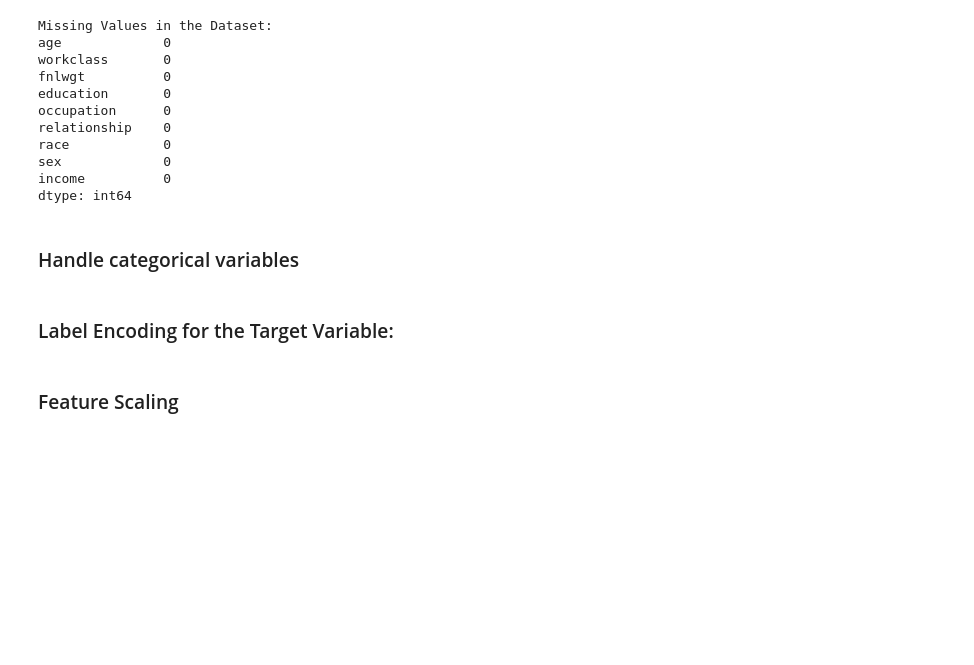
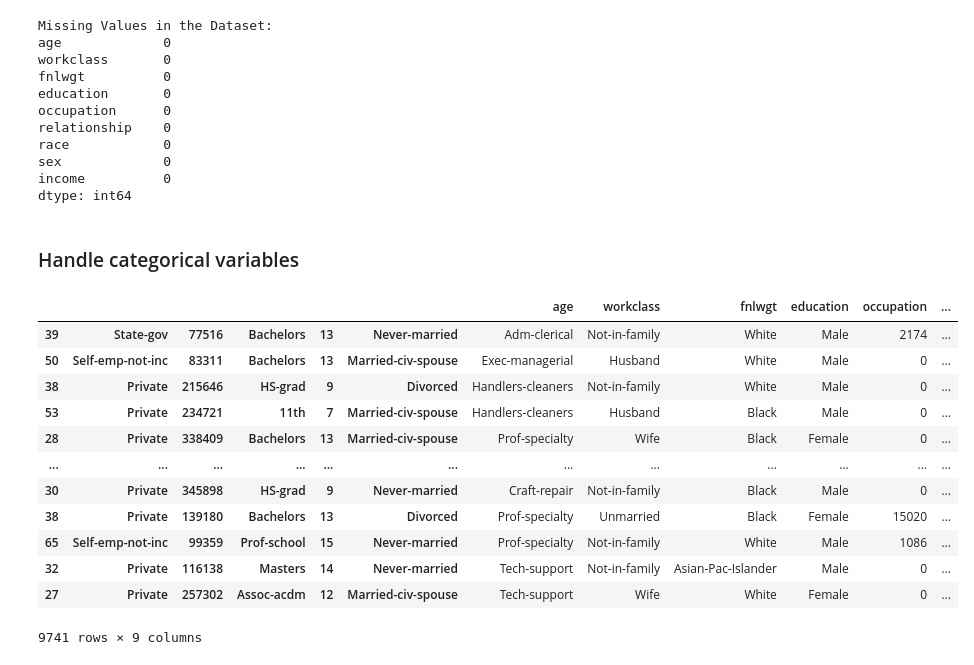
Before and after one commit to nikoyasam/MachineLearningCW, a Jupyter notebook: machine learninng/naive bayes model.ipynb, the cells around one changed output. Cells and saved outputs as stored; diff of their text form; code cells hidden in the pictures; blank space fills up the shorter version.

```diff
--- a/machine learninng/naive bayes model.ipynb
+++ b/machine learninng/naive bayes model.ipynb
@@ -84,21 +104,10 @@ dtype: int64
+# %%
+Data_set_no_duplicates = Data_set_no_duplicates.dropna()
 # %% [markdown]
 ### Handle categorical variables
-# %%
-categorical_columns = Data_set_no_duplicates.select_dtypes(include=['object']).columns
-Data_set_no_duplicates.loc[:, categorical_columns] = Data_set_no_duplicates.loc[:, categorical_columns].astype('category')
-Data_set_no_duplicates = pd.get_dummies(Data_set_no_duplicates, drop_first=True)
-# %% [markdown]
-### Label Encoding for the Target Variable:
 # %%
 from sklearn.preprocessing import LabelEncoder
 
+# Assuming 'income' is the column you want to predict
 label_encoder = LabelEncoder()
-Data_set_no_duplicates['income_ >50K'] = label_encoder.fit_transform(Data_set_no_duplicates['income_ >50K'])
+Data_set_no_duplicates['income'] = label_encoder.fit_transform(Data_set_no_duplicates['income'])
-# %% [markdown]
-### Feature Scaling
-# %%
-from sklearn.preprocessing import StandardScaler
-
-scaler = StandardScaler()
-numerical_columns = Data_set_no_duplicates.select_dtypes(include=['int64', 'float64']).columns
-Data_set_no_duplicates[numerical_columns] = scaler.fit_transform(Data_set_no_duplicates[numerical_columns])
@@ -113,0 +114,16 @@ plt.show()
+# %%
+Data_set_no_duplicates
+# %% [output]
+|  |  |  |  |  |  | age | workclass | fnlwgt | education | occupation | ... |
+| 39 | State-gov | 77516 | Bachelors | 13 | Never-married | Adm-clerical | Not-in-family | White | Male | 2174 | ... |
+| 50 | Self-emp-not-inc | 83311 | Bachelors | 13 | Married-civ-spouse | Exec-managerial | Husband | White | Male | 0 | ... |
+| 38 | Private | 215646 | HS-grad | 9 | Divorced | Handlers-cleaners | Not-in-family | White | Male | 0 | ... |
+| 53 | Private | 234721 | 11th | 7 | Married-civ-spouse | Handlers-cleaners | Husband | Black | Male | 0 | ... |
+| 28 | Private | 338409 | Bachelors | 13 | Married-civ-spouse | Prof-specialty | Wife | Black | Female | 0 | ... |
+| ... | ... | ... | ... | ... | ... | ... | ... | ... | ... | ... | ... |
+| 30 | Private | 345898 | HS-grad | 9 | Never-married | Craft-repair | Not-in-family | Black | Male | 0 | ... |
+| 38 | Private | 139180 | Bachelors | 13 | Divorced | Prof-specialty | Unmarried | Black | Female | 15020 | ... |
+| 65 | Self-emp-not-inc | 99359 | Prof-school | 15 | Never-married | Prof-specialty | Not-in-family | White | Male | 1086 | ... |
+| 32 | Private | 116138 | Masters | 14 | Never-married | Tech-support | Not-in-family | Asian-Pac-Islander | Male | 0 | ... |
+| 27 | Private | 257302 | Assoc-acdm | 12 | Married-civ-spouse | Tech-support | Wife | White | Female | 0 | ... |
+9741 rows × 9 columns
```
Also changed, not shown: parts of 3 cells of this notebook.
